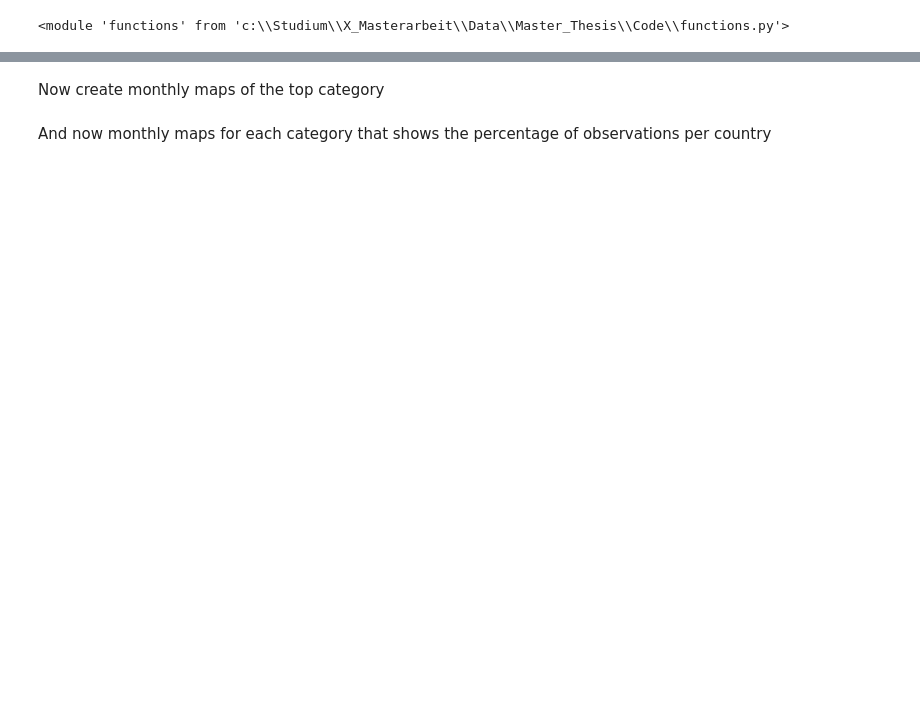
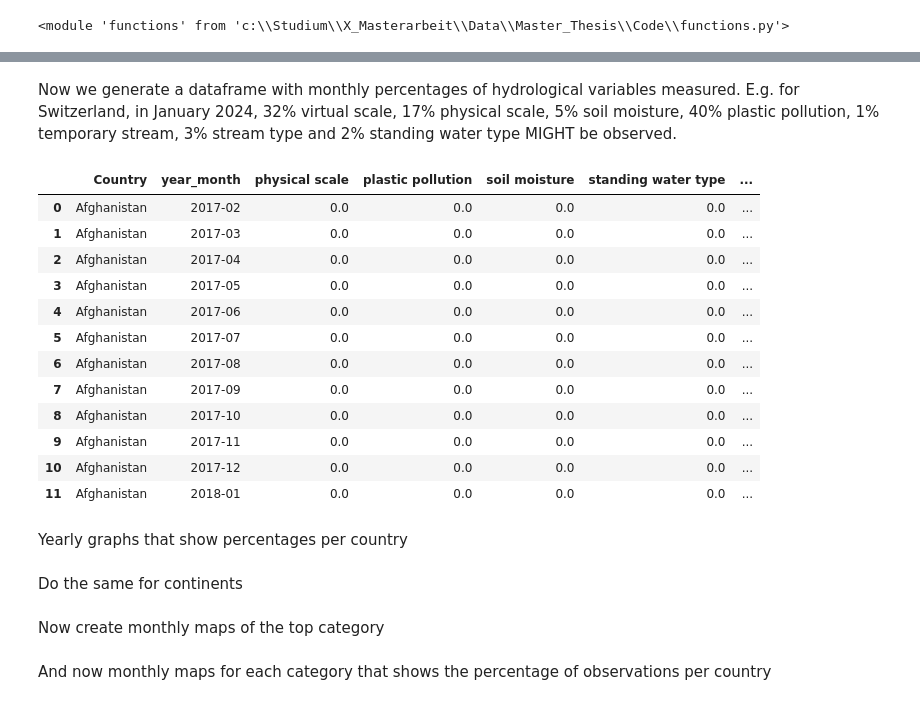
Before and after one commit to yannicknicolaswirz/Master_Thesis, a Jupyter notebook: Code/Part1_Categories.ipynb, the cells around one changed output, grey strips where cells are left out. Saved outputs shown, nothing was run; the diff lists cells and outputs as text; code cells hidden in the pictures; blank space fills up the shorter version.

Commit message:
added yearly country and continent category charts

```diff
--- a/Code/Part1_Categories.ipynb
+++ b/Code/Part1_Categories.ipynb
@@ -118,0 +69,2 @@ category_percentages_full["ISO_A3"] = category_percentages_full["Country"].apply
+# %% [markdown]
+Now we generate a dataframe with monthly percentages of hydrological variables measured. E.g. for Switzerland, in January 2024, 32% virtual scale, 17% physical scale, 5% soil moisture, 40% plastic pollution, 1% temporary stream, 3% stream type and 2% standing water type MIGHT be observed.
@@ -118,0 +161,18 @@ category_percentages_full["ISO_A3"] = category_percentages_full["Country"].apply
+# %%
+category_percentages_full.head(12)
+# %% [output]
+|  | Country | year_month | physical scale | plastic pollution | soil moisture | standing water type | ... |
+| 0 | Afghanistan | 2017-02 | 0.0 | 0.0 | 0.0 | 0.0 | ... |
+| 1 | Afghanistan | 2017-03 | 0.0 | 0.0 | 0.0 | 0.0 | ... |
+| 2 | Afghanistan | 2017-04 | 0.0 | 0.0 | 0.0 | 0.0 | ... |
+| 3 | Afghanistan | 2017-05 | 0.0 | 0.0 | 0.0 | 0.0 | ... |
+| 4 | Afghanistan | 2017-06 | 0.0 | 0.0 | 0.0 | 0.0 | ... |
+| 5 | Afghanistan | 2017-07 | 0.0 | 0.0 | 0.0 | 0.0 | ... |
+| 6 | Afghanistan | 2017-08 | 0.0 | 0.0 | 0.0 | 0.0 | ... |
+| 7 | Afghanistan | 2017-09 | 0.0 | 0.0 | 0.0 | 0.0 | ... |
+| 8 | Afghanistan | 2017-10 | 0.0 | 0.0 | 0.0 | 0.0 | ... |
+| 9 | Afghanistan | 2017-11 | 0.0 | 0.0 | 0.0 | 0.0 | ... |
+| 10 | Afghanistan | 2017-12 | 0.0 | 0.0 | 0.0 | 0.0 | ... |
+| 11 | Afghanistan | 2018-01 | 0.0 | 0.0 | 0.0 | 0.0 | ... |
+# %% [markdown]
+Yearly graphs that show percentages per country
@@ -118,0 +248,2 @@ category_percentages_full["ISO_A3"] = category_percentages_full["Country"].apply
+# %% [markdown]
+Do the same for continents
```
Also changed, not shown: parts of 10 cells of this notebook, 34 other files.
